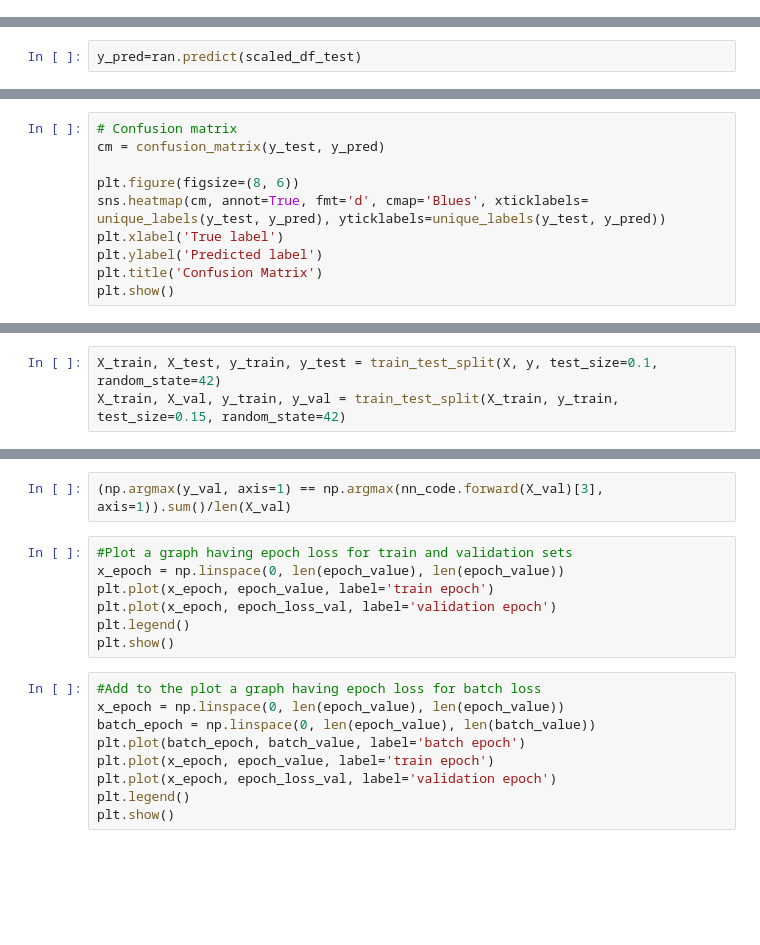
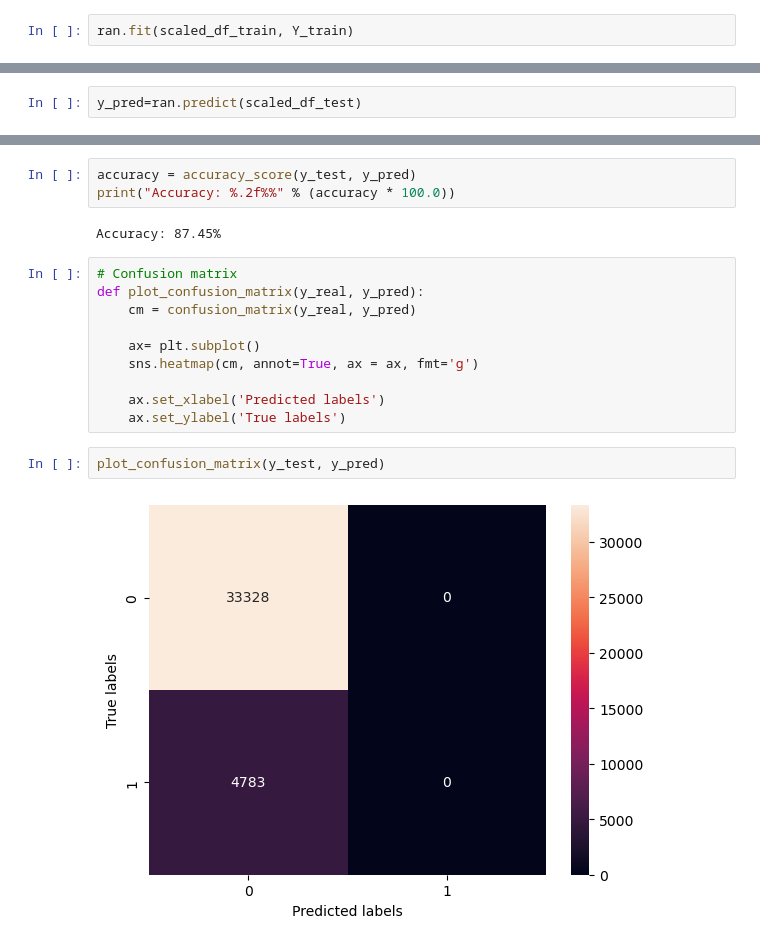
Before and after one commit to JulesBrable/ai_insurance, a Jupyter notebook: DeepLearning.ipynb, the cells around one changed output, grey strips where cells are left out. Cells and saved outputs as stored; diff of their text form; blank space fills up the shorter version.

```diff
--- a/DeepLearning.ipynb
+++ b/DeepLearning.ipynb
@@ -84,0 +74,2 @@ RandomizedSearchCV(cv=5,
+# %%
+ran.fit(scaled_df_train, Y_train)
@@ -99,10 +103,0 @@ submissions=pd.DataFrame({'id':X_test['id'],'Response':y_pred})
-# %%
-# Confusion matrix
-cm = confusion_matrix(y_test, y_pred)
-
-plt.figure(figsize=(8, 6))
-sns.heatmap(cm, annot=True, fmt='d', cmap='Blues', xticklabels= unique_labels(y_test, y_pred), yticklabels=unique_labels(y_test, y_pred))
-plt.xlabel('True label')
-plt.ylabel('Predicted label')
-plt.title('Confusion Matrix')
-plt.show()
@@ -125,3 +103,0 @@ y = df['Response']
-# %%
-X_train, X_test, y_train, y_test = train_test_split(X, y, test_size=0.1, random_state=42)
-X_train, X_val, y_train, y_val = train_test_split(X_train, y_train, test_size=0.15, random_state=42)
@@ -279,18 +104,19 @@ ValueError: `axis` must be fewer than the number of dimensions (1)
-# %%
-(np.argmax(y_val, axis=1) == np.argmax(nn_code.forward(X_val)[3], axis=1)).sum()/len(X_val)
-# %%
-#Plot a graph having epoch loss for train and validation sets
-x_epoch = np.linspace(0, len(epoch_value), len(epoch_value))
-plt.plot(x_epoch, epoch_value, label='train epoch')
-plt.plot(x_epoch, epoch_loss_val, label='validation epoch')
-plt.legend()
-plt.show()
-# %%
-#Add to the plot a graph having epoch loss for batch loss
-x_epoch = np.linspace(0, len(epoch_value), len(epoch_value))
-batch_epoch = np.linspace(0, len(epoch_value), len(batch_value))
-plt.plot(batch_epoch, batch_value, label='batch epoch')
-plt.plot(x_epoch, epoch_value, label='train epoch')
-plt.plot(x_epoch, epoch_loss_val, label='validation epoch')
-plt.legend()
-plt.show()
+# %%
+accuracy = accuracy_score(y_test, y_pred)
+print("Accuracy: %.2f%%" % (accuracy * 100.0))
+# %% [output]
+Accuracy: 87.45%
+# %%
+# Confusion matrix
+def plot_confusion_matrix(y_real, y_pred):
+    cm = confusion_matrix(y_real, y_pred)
+
+    ax= plt.subplot()
+    sns.heatmap(cm, annot=True, ax = ax, fmt='g')
+
+    ax.set_xlabel('Predicted labels')
+    ax.set_ylabel('True labels')
+# %%
+plot_confusion_matrix(y_test, y_pred)
+# %% [output]
+[figure, added]
```
Also changed, not shown: parts of 42 cells of this notebook.
